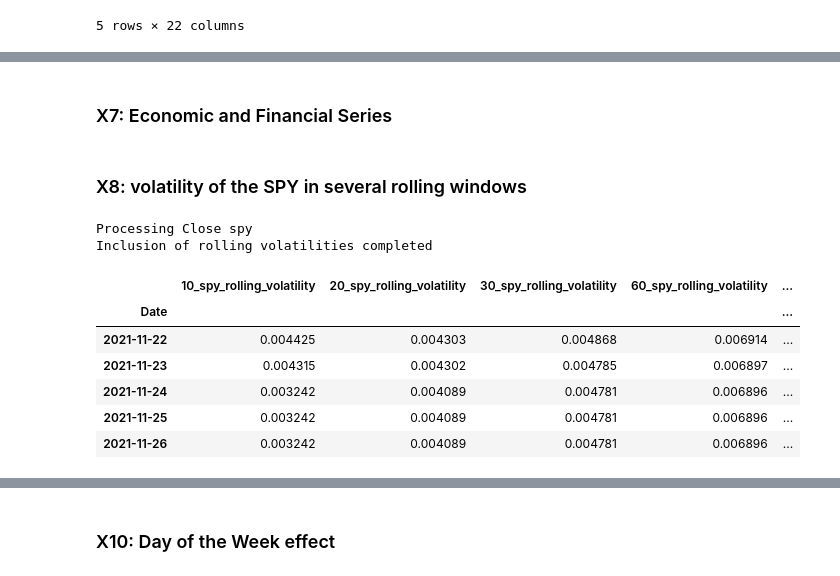
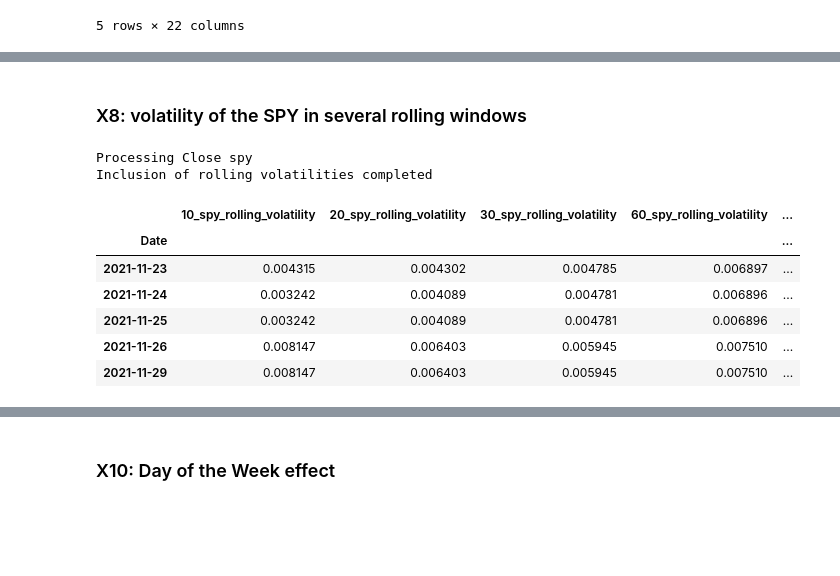
Before and after one commit to paocarvajal1912/vixx-token-dapp, a Jupyter notebook: vixm_adaboost_model.ipynb, the cells around one changed output, grey strips where cells are left out. Cells and saved outputs as stored; diff of their text form; code cells hidden in the pictures; blank space fills up the shorter version.

```diff
--- a/vixm_adaboost_model.ipynb
+++ b/vixm_adaboost_model.ipynb
@@ -86,7 +95,8 @@ ticker_list= ["VIXM","^VIX", "spy",
               'AAPL', 'AMZN','MU','MSFT', 'BMY', 'PLD',
               "FXI", 'FEZ', '^FTSE','^FCHI','^GSPC',
               "gld", "slv",
-              "ES=F","QM=F", "BIO=F"
+              "ES=F","QM=F", "BIO=F",
+              "VXX", "VXZ", "UVXY"
              ]
 
 # Some of the less familiar tickers are listed below
@@ -143,12 +153,12 @@ def retrieve_close(close_prices_dict, ticker_list):
 
 
 if demo_mode == True:
-    close_prices_df = pd.read_csv("adaboost_close_prices.csv", index_col="Date", parse_dates=True, infer_datetime_format=True)
+    close_prices_df = pd.read_csv("demo_data/adaboost_close_prices.csv", index_col="Date", parse_dates=True, infer_datetime_format=True)
 else:
     close_prices_dict = {}
     close_prices_dict = retrieve_close(close_prices_dict, ticker_list)
     close_prices_df_raw= pd.DataFrame(close_prices_dict)
-    close_prices_df_raw.to_csv("adaboost_close_prices.csv", index=True)
+    close_prices_df_raw.to_csv("demo_data/adaboost_close_prices.csv", index=True)
 print("Completed retrieve of close prices")
 # %% [output]
 Processing Close VIXM
@@ -507,2 +461,0 @@ Completed inclusion of return squared
-# %% [markdown]
-### X7: Economic and Financial Series
@@ -563,12 +465,12 @@ Completed inclusion of return squared
 # SPY volatility on varios tracks X8
 
 #if demo_mode == True:
-#    close_price_spy_df = pd.read_csv("adaboost_spy_data.csv", index_col="Date", parse_dates=True, infer_datetime_format=True)
+#    close_price_spy_df = pd.read_csv("demo_data/adaboost_spy_data.csv", index_col="Date", parse_dates=True, infer_datetime_format=True)
 
 # Retrieve yahoo close prices for spy, so to be able to calculate rolling volatilities
 #else:
 close_price_spy_df = retrieve_yahoo_close('spy', start_date= start_date_volatilities, end_date=end_date)  #MATCH DATE ABOVE
-close_price_spy_df.to_csv("adaboost_spy_data.csv", index=True)
+close_price_spy_df.to_csv("demo_data/adaboost_spy_data.csv", index=True)
 
 # Calculate returns
 spy_returns_df=close_price_spy_df.pct_change()
@@ -577,37 +479,37 @@ spy_returns_df=close_price_spy_df.pct_change()
 spy_volatility=pd.DataFrame()
 
 # Define rolling windows to create
 windows_for_lag=[10,20,30,60,90,120,180,200,260]
 
 # Loop to create the volatilities
 for window_size in windows_for_lag:
     column_name=f"{window_size}_spy_rolling_volatility"
     spy_volatility[column_name] = spy_returns_df.rolling(window=window_size).std()
 
 # Concatenate to vix to uniform index
 X8=pd.concat([vixm, spy_volatility], axis=1)
 
 # Define min and max values for the window
 X8=X8.loc[start_date:end_date,:]        ## CORRECT MAXIMUM DATE
 
 # Fill missing data
 X8=X8.ffill()
 X8=X8.iloc[:,1:]
 
 # Setting for demo
 if demo_mode == False:
     X8.shape
 print("Inclusion of rolling volatilities completed")
 X8.tail()
 # %% [output]
 Processing Close spy
 Inclusion of rolling volatilities completed
 |  | 10_spy_rolling_volatility | 20_spy_rolling_volatility | 30_spy_rolling_volatility | 60_spy_rolling_volatility | ... |
 | Date |  |  |  |  | ... |
-| 2021-11-22 | 0.004425 | 0.004303 | 0.004868 | 0.006914 | ... |
 | 2021-11-23 | 0.004315 | 0.004302 | 0.004785 | 0.006897 | ... |
 | 2021-11-24 | 0.003242 | 0.004089 | 0.004781 | 0.006896 | ... |
 | 2021-11-25 | 0.003242 | 0.004089 | 0.004781 | 0.006896 | ... |
-| 2021-11-26 | 0.003242 | 0.004089 | 0.004781 | 0.006896 | ... |
+| 2021-11-26 | 0.008147 | 0.006403 | 0.005945 | 0.007510 | ... |
+| 2021-11-29 | 0.008147 | 0.006403 | 0.005945 | 0.007510 | ... |
 # %%
 #spy_volatility
```
Also changed, not shown: parts of 43 cells of this notebook, 29 other files.
